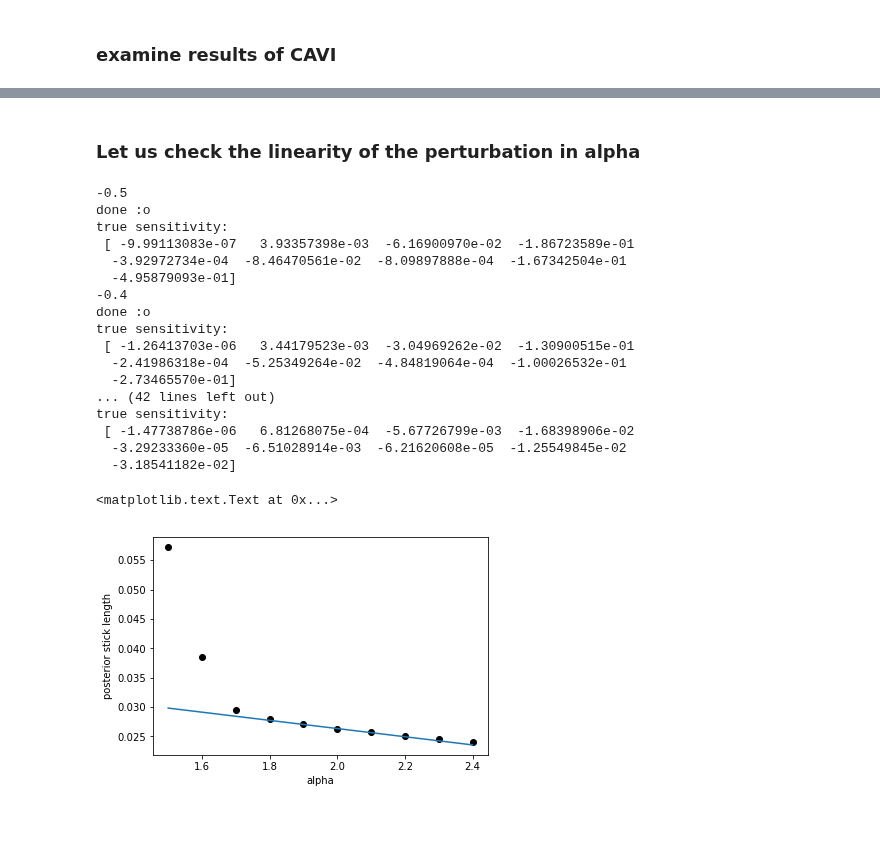
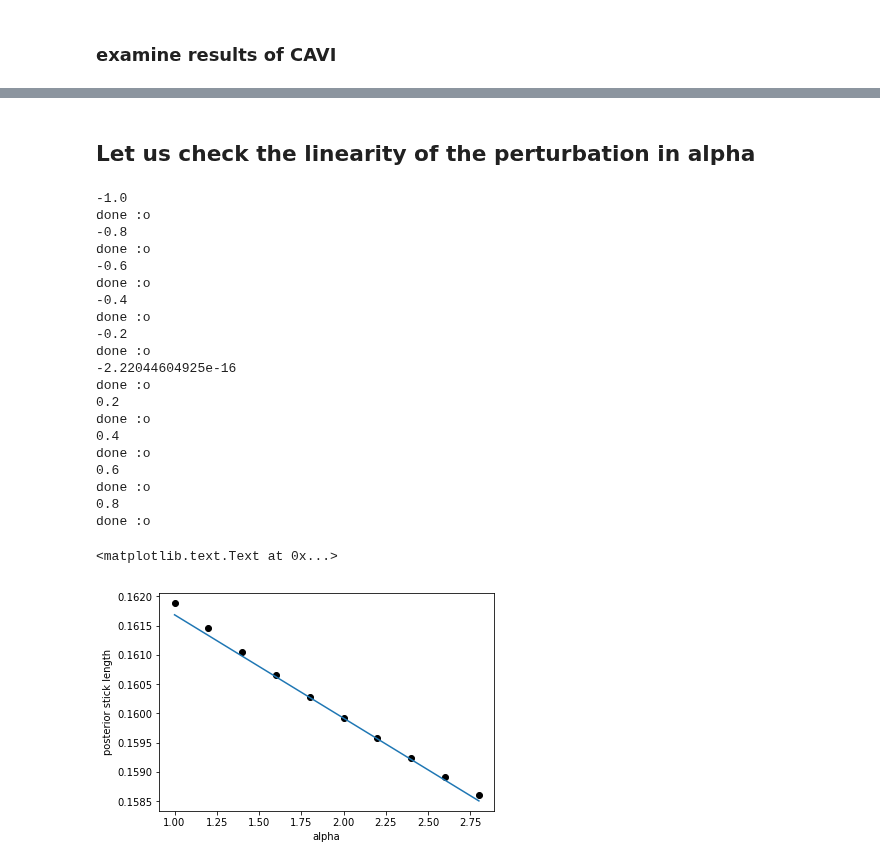
Before and after one commit to Runjing-Liu120/Variational_BNP_robustness, a Jupyter notebook: DP_mixture/DP_normal_mixture.ipynb, the cells around one changed output, grey strips where cells are left out. Drawn from its saved outputs; the diff is of its cells as text; code cells hidden in the pictures; blank space fills up the shorter version.

```diff
--- a/DP_mixture/DP_normal_mixture.ipynb
+++ b/DP_mixture/DP_normal_mixture.ipynb
@@ -31,7 +31,7 @@ import matplotlib.pyplot as plt
 # %% [markdown]
 # Generate Data
 # %%
-np.random.seed(3143)
+np.random.seed(489027)
 # np.random.seed(54325)
 
 # data parameters
@@ -39,7 +39,7 @@ num_obs = 1000 # number of observations
 x_dim = 2 # dimension of observations
 k_true = 5 # true number of clusters
 
-info_x = 0.3 * np.eye(x_dim)
+info_x = 0.1 * np.eye(x_dim)
 
 x, true_mu, true_z, true_pi = dp.draw_data(info_x, x_dim, k_true, num_obs)
 
@@ -418,16 +604,13 @@ true sensitivity:
 # %% [markdown]
-### Let us check the linearity of the perturbation in alpha
+## Let us check the linearity of the perturbation in alpha
 # %%
-epsilons = np.arange(-0.5, 0.5, 0.1) # the range with which we will evaluate alpha
+epsilons = np.arange(-1.0, 1.0, 0.2) # the range with which we will evaluate alpha
 
-
-opt_perturbed = deepcopy(newton_tr_opt)
-
-perturbed_means = np.zeros((len(epsilons), k_approx - 1))
+results = np.zeros((len(epsilons), model.vb_params.free_size()))
 
 for i in range(len(epsilons)):
     print(epsilons[i])
-    model_perturbed = deepcopy(model)
+    model_perturbed = deepcopy(newton_results)
     model_perturbed.alpha  = alpha + epsilons[i] # perturb dp parameter
 
     # define new objective
@@ -436,26 +619,29 @@ for i in range(len(epsilons)):
     # find new optima
     opt_perturbed = minimize_kl(kl_obj_perturbed, newton_tr_opt.x, gtol = 10**(-6), disp = False)
 
-    # check new means
+    # set to optima
     model_perturbed.vb_params['global'].set_free(opt_perturbed.x)
+    model_perturbed.set_optimal_z()
 
-    perturbed_means[i, :] = model_perturbed.vb_params['global']['v_sticks'].e()[:,0]
-    print('true sensitivity: \n', (perturbed_means[i, :] - old_mean) / (epsilon[i]))
+    results[i, :] = model_perturbed.vb_params.get_free()
 # %% [output]
--0.5
+-1.0
 done :o
-true sensitivity:
- [ -9.99113083e-07   3.93357398e-03  -6.16900970e-02  -1.86723589e-01
-  -3.92972734e-04  -8.46470561e-02  -8.09897888e-04  -1.67342504e-01
-  -4.95879093e-01]
+-0.8
+done :o
+-0.6
+done :o
 -0.4
 done :o
-true sensitivity:
- [ -1.26413703e-06   3.44179523e-03  -3.04969262e-02  -1.30900515e-01
-  -2.41986318e-04  -5.25349264e-02  -4.84819064e-04  -1.00026532e-01
-  -2.73465570e-01]
-... (42 lines left out)
-true sensitivity:
- [ -1.47738786e-06   6.81268075e-04  -5.67726799e-03  -1.68398906e-02
-  -3.29233360e-05  -6.51028914e-03  -6.21620608e-05  -1.25549845e-02
-  -3.18541182e-02]
+-0.2
+done :o
+-2.22044604925e-16
+done :o
+0.2
+done :o
+0.4
+done :o
+0.6
+done :o
+0.8
+done :o
@@ -467,14 +648,26 @@ predicted_sensitivity:
+# %%
+k_stick = 1
+k_co_cluster = 3
+
+perturbed_v_sticks = np.zeros(len(epsilons))
+perturbed_co_clusters = np.zeros(len(epsilons))
+
+for i in range(len(epsilons)):
+    model.vb_params.set_free(results[i,:])
+    perturbed_v_sticks[i] = model.vb_params['global']['v_sticks'].e()[k_stick, 0]
+
+    tmp = model.vb_params['local']['e_z'].get()[n1, :] * \
+                                model.vb_params['local']['e_z'].get()[n2, :]
+    perturbed_co_clusters[i] = tmp[k_co_cluster]
 # %%
-k = 2 # choose your stick
+plt.plot(alpha + epsilons, perturbed_v_sticks, 'ko')
+# plot the LRVB approximation
+x_axis = np.linspace(alpha + epsilons[0], alpha + epsilons[-1], 100)
 
-# plot posterior v_sticks against alpha
-plt.plot(alpha + epsilon, perturbed_means[:, k], 'ko')
-
-# plot the LRVB approximation
-x_axis = np.linspace(alpha + epsilon[0], alpha + epsilon[-1], 100)
-plt.plot(x_axis, predicted_sensitivity[k] * (x_axis - alpha) + old_mean[k])
+old_mean = newton_results.vb_params['global']['v_sticks'].e()[k_stick, 0]
+plt.plot(x_axis, lrvb_sens_v_sticks[k_stick] * (x_axis - alpha) + old_mean)
 plt.xlabel('alpha')
 plt.ylabel('posterior stick length')
 # %% [output]
 <matplotlib.text.Text at 0x...>
-[figure, old version]
+[figure, new version]
```
Also changed, not shown: parts of 44 cells of this notebook.
